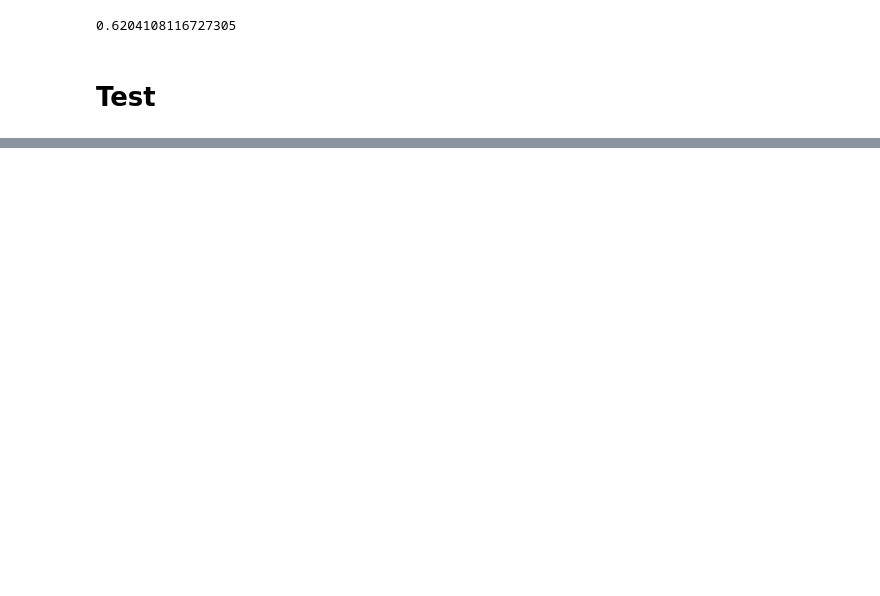
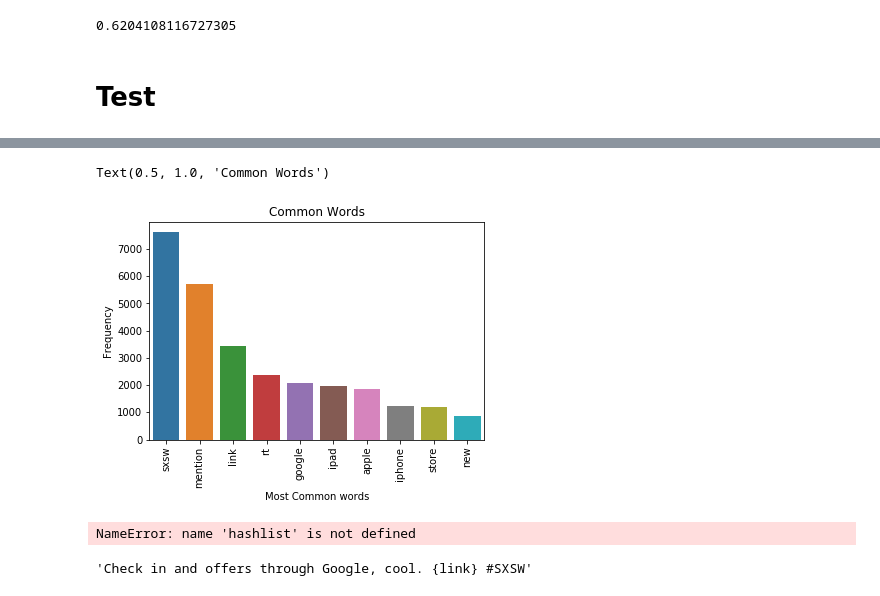
Before and after one commit to HarshBedmutha/Sentiment-Analysis-Hackathon, a Jupyter notebook: Notebooks/tweety_test_final.ipynb, the cells around one changed output, grey strips where cells are left out. Cells and saved outputs as stored; diff of their text form; code cells hidden in the pictures; blank space fills up the shorter version.

```diff
--- a/Notebooks/tweety_test_final.ipynb
+++ b/Notebooks/tweety_test_final.ipynb
@@ -200,0 +319,23 @@ Name: sentiment, dtype: int64
+# %%
+train_common.columns = ['Freq']
+sns.barplot(x=train_common.index,y=train_common['Freq'])
+plt.xticks(rotation=90)
+plt.xlabel('Most Common words')
+plt.ylabel('Frequency')
+plt.title('Common Words')
+# %% [output]
+Text(0.5, 1.0, 'Common Words')
+[figure, added]
+# %%
+cleanhashlist = []
+no_punct = ""
+for word in hashlist:
+    if word not in punct:
+        cleanhashlist.append(no_punct + word)
+# %% [output]
+NameError: name 'hashlist' is not defined
+# %%
+df = pd.read_csv('../data/raw/train.csv',index_col=0).dropna()
+df.tweet.iloc[32]
+# %% [output]
+'Check in and offers through Google, cool. {link} #SXSW'
```
Also changed, not shown: parts of 15 cells of this notebook, 4 other files.
